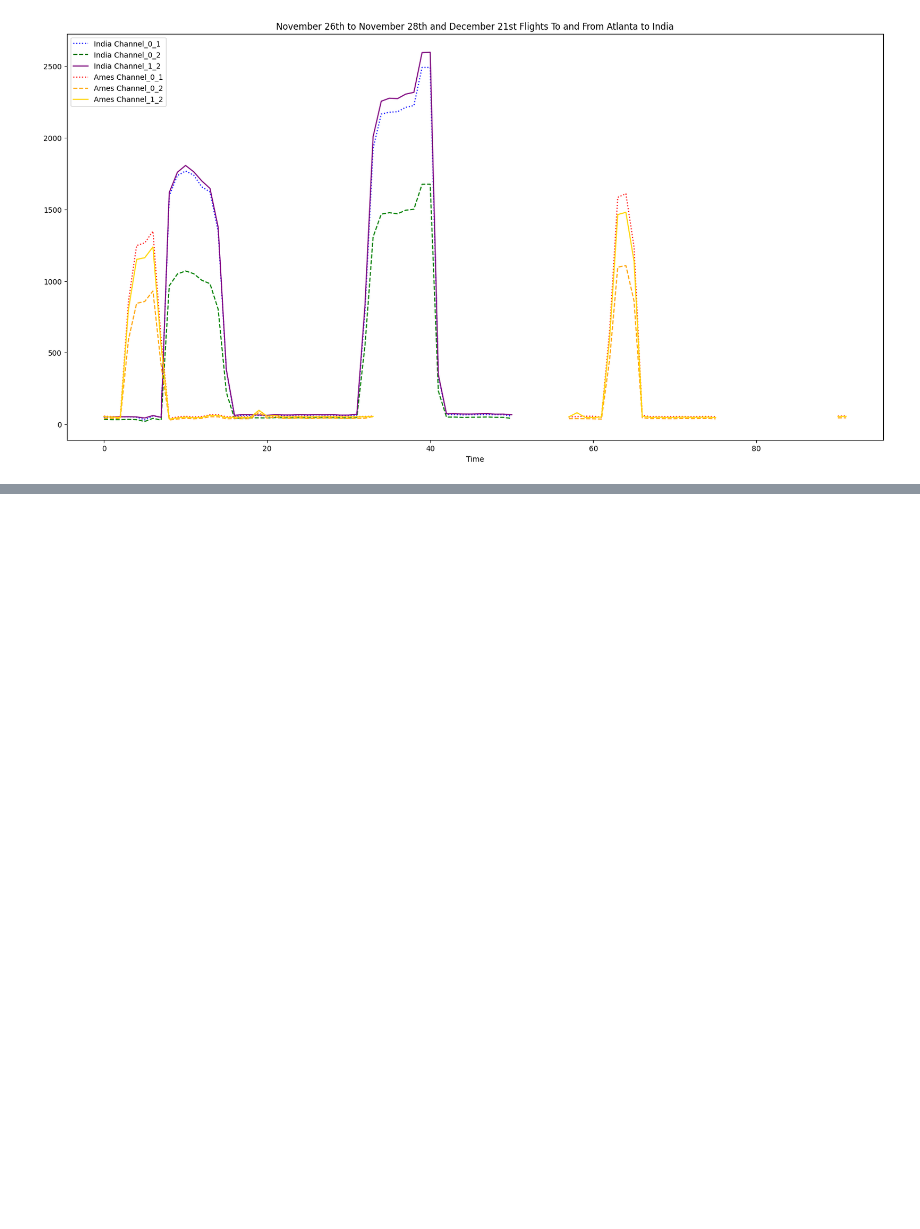
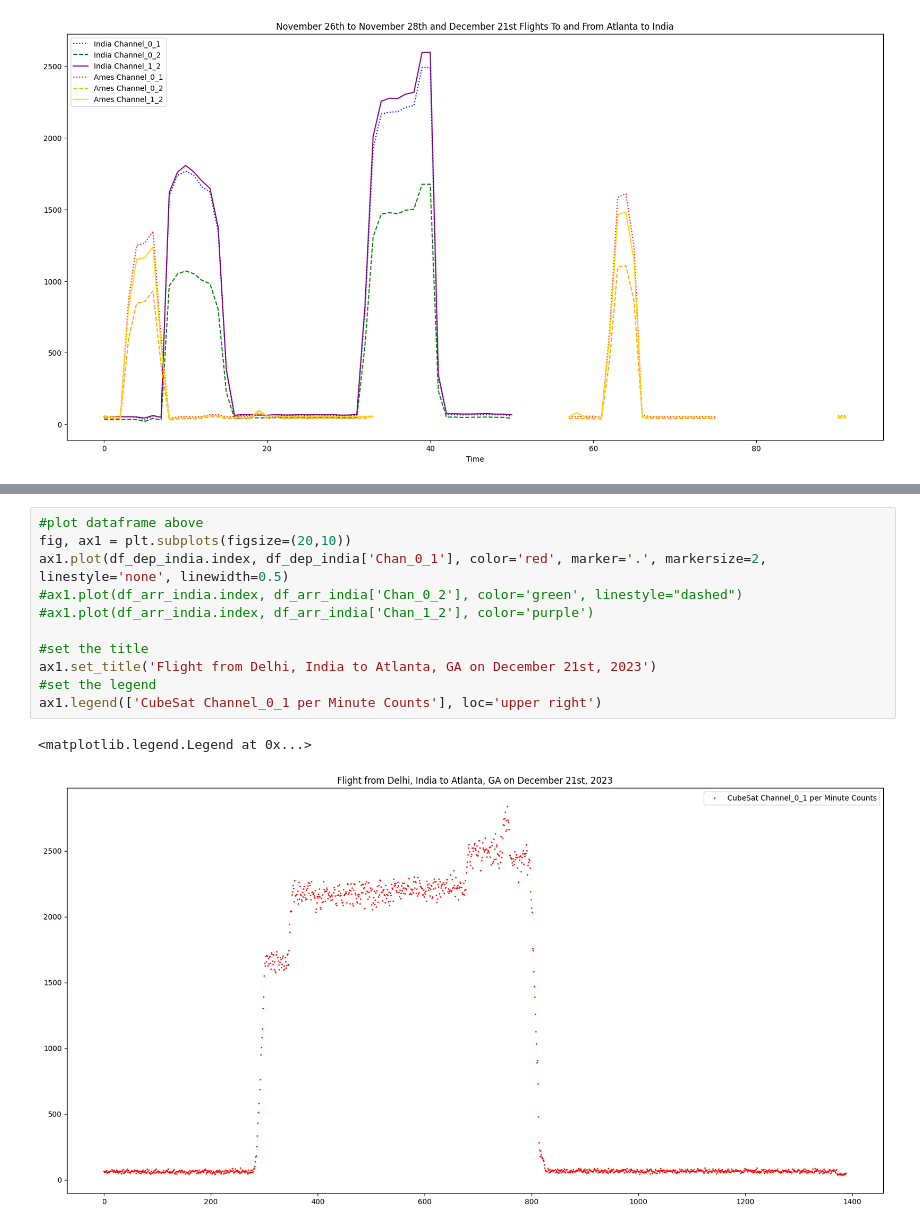
Before and after one commit to vpadgett1/cubesat_test_data, a Jupyter notebook: flights/india_trip_data.ipynb, the cells around one changed output, grey strips where cells are left out. Saved outputs shown, nothing was run; the diff lists cells and outputs as text; blank space fills up the shorter version.

```diff
--- a/flights/india_trip_data.ipynb
+++ b/flights/india_trip_data.ipynb
@@ -174,0 +224,14 @@ ax1.legend(loc='upper left')
+# %%
+#plot dataframe above
+fig, ax1 = plt.subplots(figsize=(20,10))
+ax1.plot(df_dep_india.index, df_dep_india['Chan_0_1'], color='red', marker='.', markersize=2, linestyle='none', linewidth=0.5)
+#ax1.plot(df_arr_india.index, df_arr_india['Chan_0_2'], color='green', linestyle="dashed")
+#ax1.plot(df_arr_india.index, df_arr_india['Chan_1_2'], color='purple')
+
+#set the title
+ax1.set_title('Flight from Delhi, India to Atlanta, GA on December 21st, 2023')
+#set the legend
+ax1.legend(['CubeSat Channel_0_1 per Minute Counts'], loc='upper right')
+# %% [output]
+<matplotlib.legend.Legend at 0x...>
+[figure, added]
```
Also changed, not shown: parts of 6 cells of this notebook, 2 other files.
